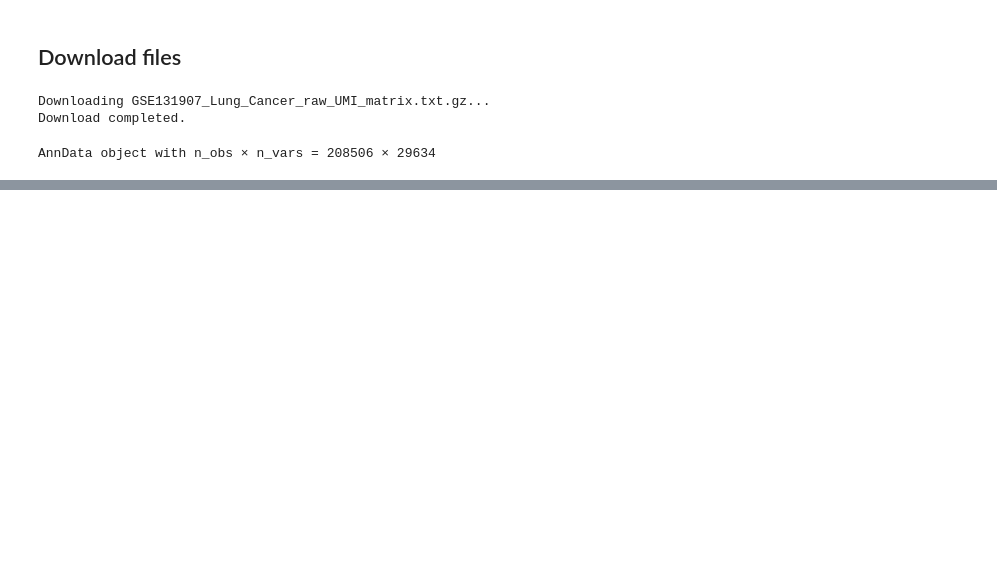
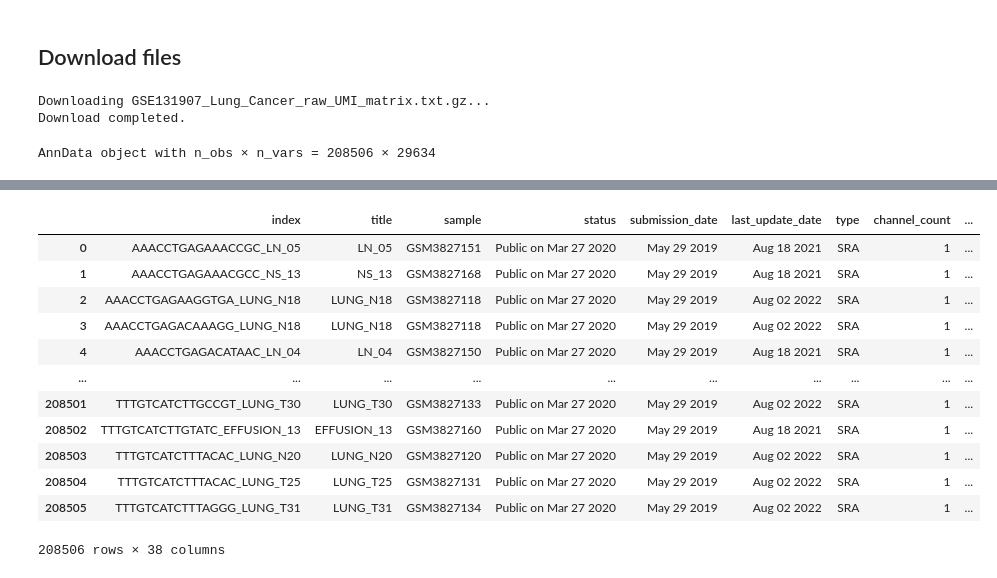
Before and after one commit to Prathiksha-Bioinformatics/NSCLC-scRNAseq-Analysis, a Jupyter notebook: src/01_data_loading_and_conversion.ipynb, the cells around one changed output, grey strips where cells are left out. Drawn from its saved outputs; the diff is of its cells as text; code cells hidden in the pictures; blank space fills up the shorter version.

```diff
--- a/src/01_data_loading_and_conversion.ipynb
+++ b/src/01_data_loading_and_conversion.ipynb
@@ -45,0 +63,3 @@ AnnData object with n_obs × n_vars = 208506 × 29634
+# %%
+obj = GEOparse.get_GEO(geo='GSE131907')
+obj
@@ -45,0 +85,3 @@ AnnData object with n_obs × n_vars = 208506 × 29634
+# %%
+meta = obj.phenotype_data
+meta.head()
@@ -45,0 +132,5 @@ AnnData object with n_obs × n_vars = 208506 × 29634
+# %%
+adata.obs["title"] = adata.obs.index.str.replace(r"^[^_]+_", "", regex=True)
+
+# view
+adata.obs[["title"]].head()
@@ -45,0 +160,19 @@ AnnData object with n_obs × n_vars = 208506 × 29634
+# %%
+meta.rename(columns={'geo_accession':'sample'}, inplace=True)
+# %%
+adata.obs = adata.obs.reset_index().merge(meta, how='left', on='title')
+adata.obs
+# %% [output]
+|  | index | title | sample | status | submission_date | last_update_date | type | channel_count | ... |
+| 0 | AAACCTGAGAAACCGC_LN_05 | LN_05 | GSM3827151 | Public on Mar 27 2020 | May 29 2019 | Aug 18 2021 | SRA | 1 | ... |
+| 1 | AAACCTGAGAAACGCC_NS_13 | NS_13 | GSM3827168 | Public on Mar 27 2020 | May 29 2019 | Aug 18 2021 | SRA | 1 | ... |
+| 2 | AAACCTGAGAAGGTGA_LUNG_N18 | LUNG_N18 | GSM3827118 | Public on Mar 27 2020 | May 29 2019 | Aug 02 2022 | SRA | 1 | ... |
+| 3 | AAACCTGAGACAAAGG_LUNG_N18 | LUNG_N18 | GSM3827118 | Public on Mar 27 2020 | May 29 2019 | Aug 02 2022 | SRA | 1 | ... |
+| 4 | AAACCTGAGACATAAC_LN_04 | LN_04 | GSM3827150 | Public on Mar 27 2020 | May 29 2019 | Aug 18 2021 | SRA | 1 | ... |
+| ... | ... | ... | ... | ... | ... | ... | ... | ... | ... |
+| 208501 | TTTGTCATCTTGCCGT_LUNG_T30 | LUNG_T30 | GSM3827133 | Public on Mar 27 2020 | May 29 2019 | Aug 02 2022 | SRA | 1 | ... |
+| 208502 | TTTGTCATCTTGTATC_EFFUSION_13 | EFFUSION_13 | GSM3827160 | Public on Mar 27 2020 | May 29 2019 | Aug 18 2021 | SRA | 1 | ... |
+| 208503 | TTTGTCATCTTTACAC_LUNG_N20 | LUNG_N20 | GSM3827120 | Public on Mar 27 2020 | May 29 2019 | Aug 02 2022 | SRA | 1 | ... |
+| 208504 | TTTGTCATCTTTACAC_LUNG_T25 | LUNG_T25 | GSM3827131 | Public on Mar 27 2020 | May 29 2019 | Aug 02 2022 | SRA | 1 | ... |
+| 208505 | TTTGTCATCTTTAGGG_LUNG_T31 | LUNG_T31 | GSM3827134 | Public on Mar 27 2020 | May 29 2019 | Aug 02 2022 | SRA | 1 | ... |
+208506 rows × 38 columns
```
Also changed, not shown: parts of 11 cells of this notebook, 6 other files.
